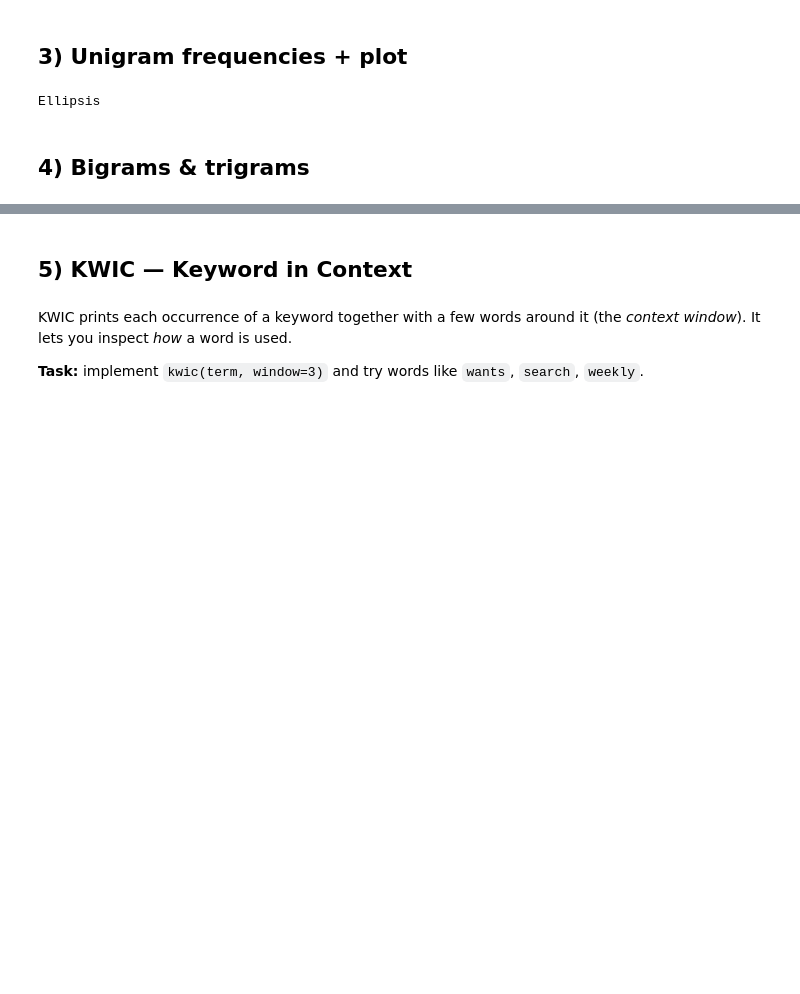
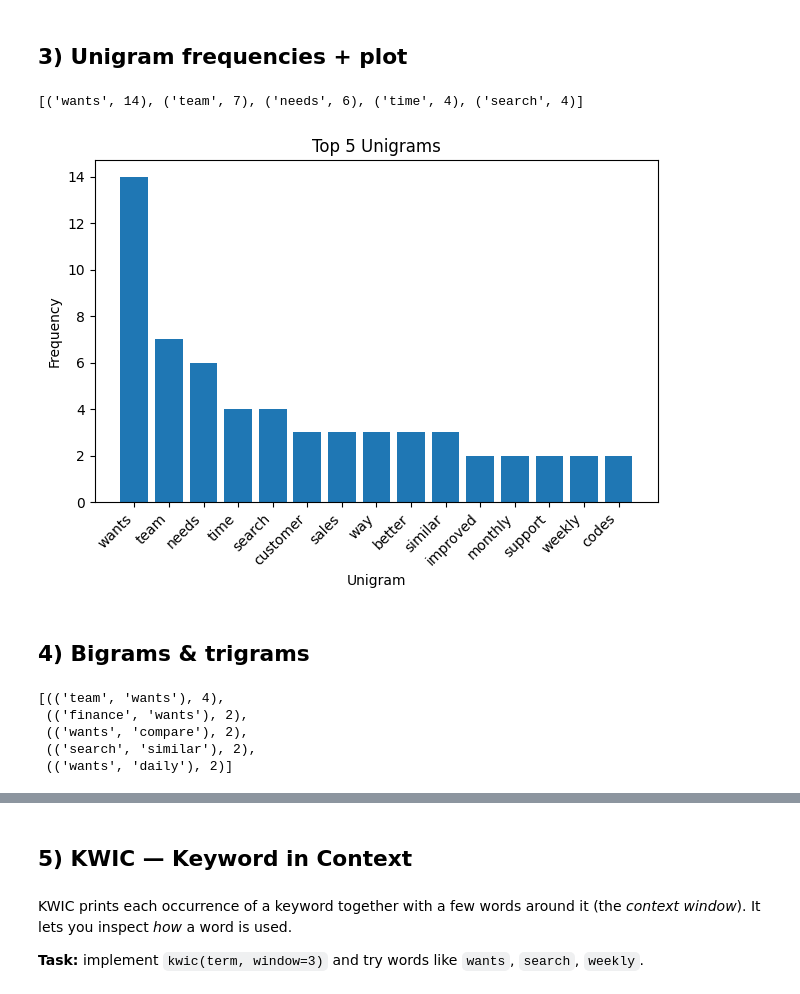
Before and after one commit to ryanc9615/Lesson-1, a Jupyter notebook: Lesson 1.ipynb, the cells around one changed output, grey strips where cells are left out. Drawn from its saved outputs; the diff is of its cells as text; code cells hidden in the pictures; blank space fills up the shorter version.

```diff
--- a/Lesson 1.ipynb
+++ b/Lesson 1.ipynb
@@ -51,5 +101,5 @@ def plot_bar(items, title, xlabel, ylabel):
 # %% [markdown]
 ## 1) DataFrame
 # %%
-df = ...  #TO DO: load into pandas dataframe
+df = pd.DataFrame({'text': texts})  #TO DO: load into pandas dataframe
 df.head()
@@ -56,5 +113,5 @@ df.head()
 # %% [markdown]
 ## 2) Clean + tokenize
 # %%
-df['tokens'] = ...  # TO DO: tokenize the cleaned text
+df['tokens'] = df['text'].apply(lambda x: tokenize(clean_text(x))) # TO DO: tokenize the cleaned text
 df[['text','tokens']].head()
@@ -62,23 +126,31 @@ df[['text','tokens']].head()
 ## 3) Unigram frequencies + plot
 # %%
 from collections import Counter
-all_tokens = ...  # sum(df['tokens'].tolist(), [])
-uni_counts = # TO DO: a counter on all_tokens
+all_tokens = sum(df['tokens'].tolist(), [])
+uni_counts = Counter(all_tokens)
 top_uni = top_n(uni_counts, 15)
 top_uni[:5]
+# %% [output]
+[('wants', 14), ('team', 7), ('needs', 6), ('time', 4), ('search', 4)]
 # %%
-...  # TO DO: plot bar
+plot_bar(top_uni, "Top 5 Unigrams", "Unigram", "Frequency")
 # %% [output]
-Ellipsis
+[figure, added]
 # %% [markdown]
 ## 4) Bigrams & trigrams
 # %%
 from collections import Counter
 bigram_counts = Counter()
 for toks in df['tokens']:
-    bigs = ...  # TO DO: make the 2-grams
+    bigs = make_ngrams(toks, 2)
     bigram_counts.update(bigs)
 
 top_bi = top_n(bigram_counts, 15)
 top_bi[:5]
+# %% [output]
+[(('team', 'wants'), 4),
+ (('finance', 'wants'), 2),
+ (('wants', 'compare'), 2),
+ (('search', 'similar'), 2),
+ (('wants', 'daily'), 2)]
 # %%
```
Also changed, not shown: parts of 12 cells of this notebook.
